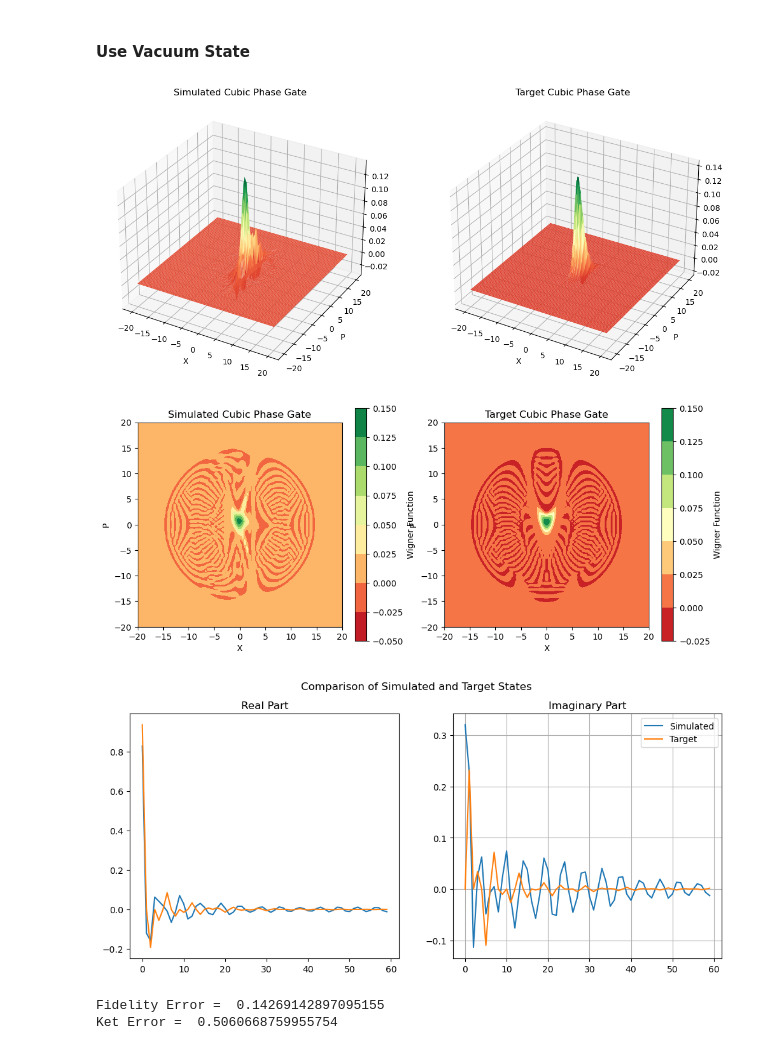
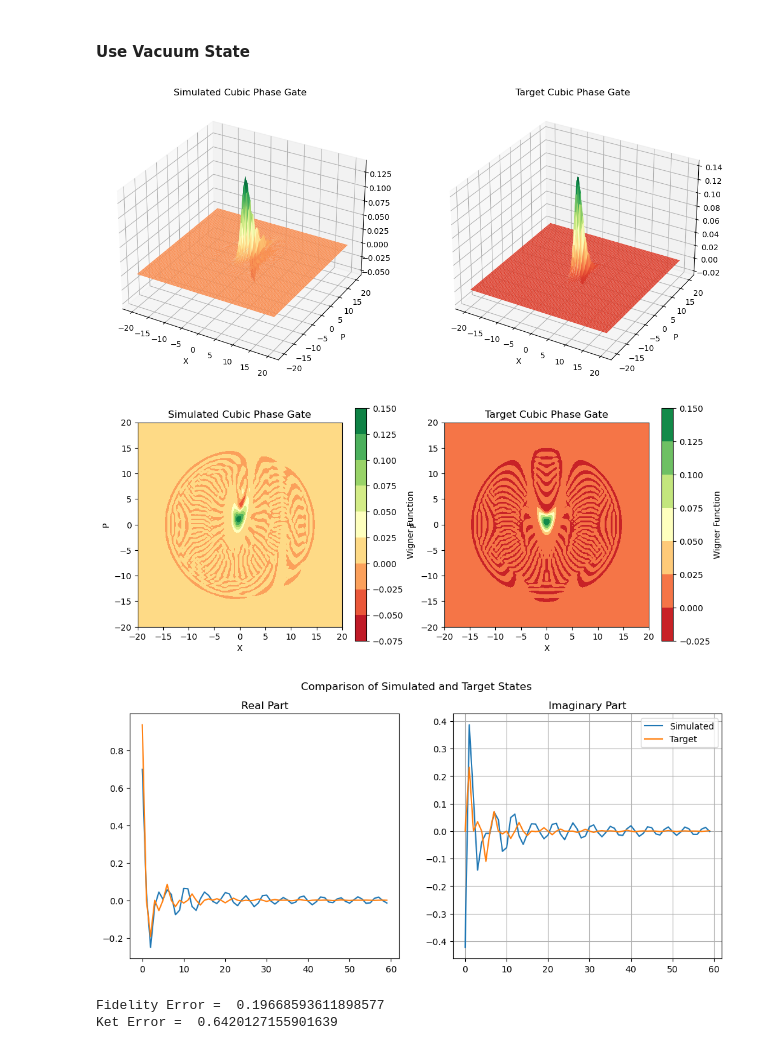
Before and after one commit to lukass16/LGW-Lab-NLSE, a Jupyter notebook: Strawberry Fields/cubic_phase.ipynb, the cells around one changed output. Saved outputs shown, nothing was run; the diff lists cells and outputs as text; code cells hidden in the pictures.

```diff
--- a/Strawberry Fields/cubic_phase.ipynb
+++ b/Strawberry Fields/cubic_phase.ipynb
@@ -227,39 +235,39 @@ cutoff_dim = 60 # Fock basis truncation
 backend = "fock" # backend to use
 gamma = 0.7 # target gate angle
 start_state = Vac #sf.ops.GKP([0, 0]) for gkp state
-lamdB = 15 # squeezing level in dB
+lamdB = 5 # squeezing level in dB
 alpha = 3.5 # displacement amplitude - how much we displace the state along x
 chi = 0.5 # scales t
 
 # Run simulation
 simstate, target_state = simulate_cubic_phase_gate(
     N, cutoff_dim, backend, start_state, gamma, lamdB, alpha, chi
 )
 
 # plot the Wigner function of the simulated and target states
 fig = plt.figure(figsize = (14, 7))
 ax1 = fig.add_subplot(121, projection='3d')
 ax2 = fig.add_subplot(122, projection='3d')
 ax_plot_wigner(ax1, simstate, "Simulated Cubic Phase Gate")
 ax_plot_wigner(ax2, target_state, "Target Cubic Phase Gate")
 plt.show()
 
 # plot 2d Wigner function
 fig = plt.figure(figsize = (12, 5))
 ax1 = fig.add_subplot(121)
 ax2 = fig.add_subplot(122)
 ax_plot_wigner_2d(ax1, simstate, "Simulated Cubic Phase Gate")
 ax_plot_wigner_2d(ax2, target_state, "Target Cubic Phase Gate")
 plt.show()
 
 # plot kets
 plot_kets(simstate, target_state)
 
 print("Fidelity Error = ", get_fidelity_error(simstate, target_state, backend))
 print("Ket Error = ", get_ket_error(simstate, target_state))
 # %% [output]
-[figure, old version]
+[figure, new version]
-[figure, old version]
+[figure, new version]
-[figure, old version]
+[figure, new version]
-Fidelity Error =  0.14269142897095155
-Ket Error =  0.5060668759955754
+Fidelity Error =  0.19668593611898577
+Ket Error =  0.6420127155901639
```
Also changed, not shown: parts of 2 cells of this notebook, 4 other files.
